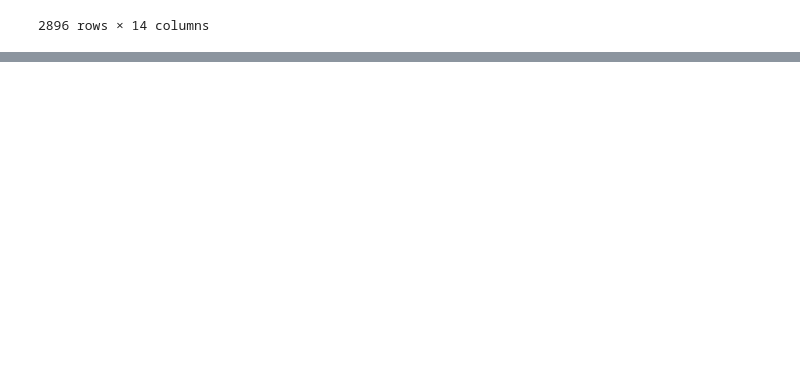
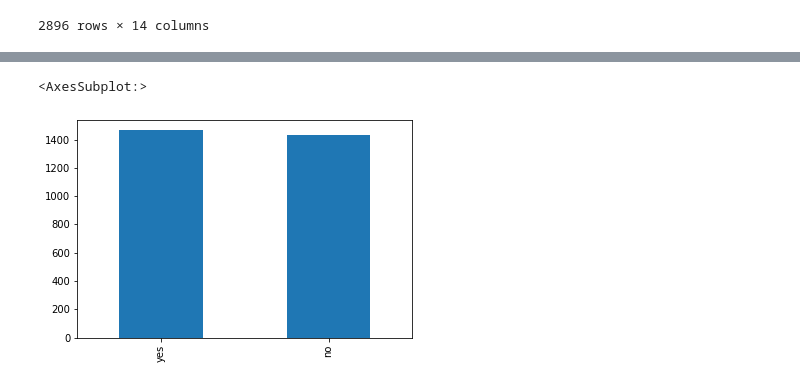
Before and after one commit to alyssaolivia/1mcXaqZGTgcawuPb, a Jupyter notebook: Term Marketing.ipynb, the cells around one changed output, grey strips where cells are left out. Cells and saved outputs as stored; diff of their text form; code cells hidden in the pictures; blank space fills up the shorter version.

```diff
--- a/Term Marketing.ipynb
+++ b/Term Marketing.ipynb
@@ -92,0 +124,6 @@ data_subscribed.describe()
+# %%
+#Housing Plot
+data_subscribed["housing"].value_counts().plot(kind='bar')
+# %% [output]
+<AxesSubplot:>
+[figure, added]
```
Also changed, not shown: parts of 11 cells of this notebook.
